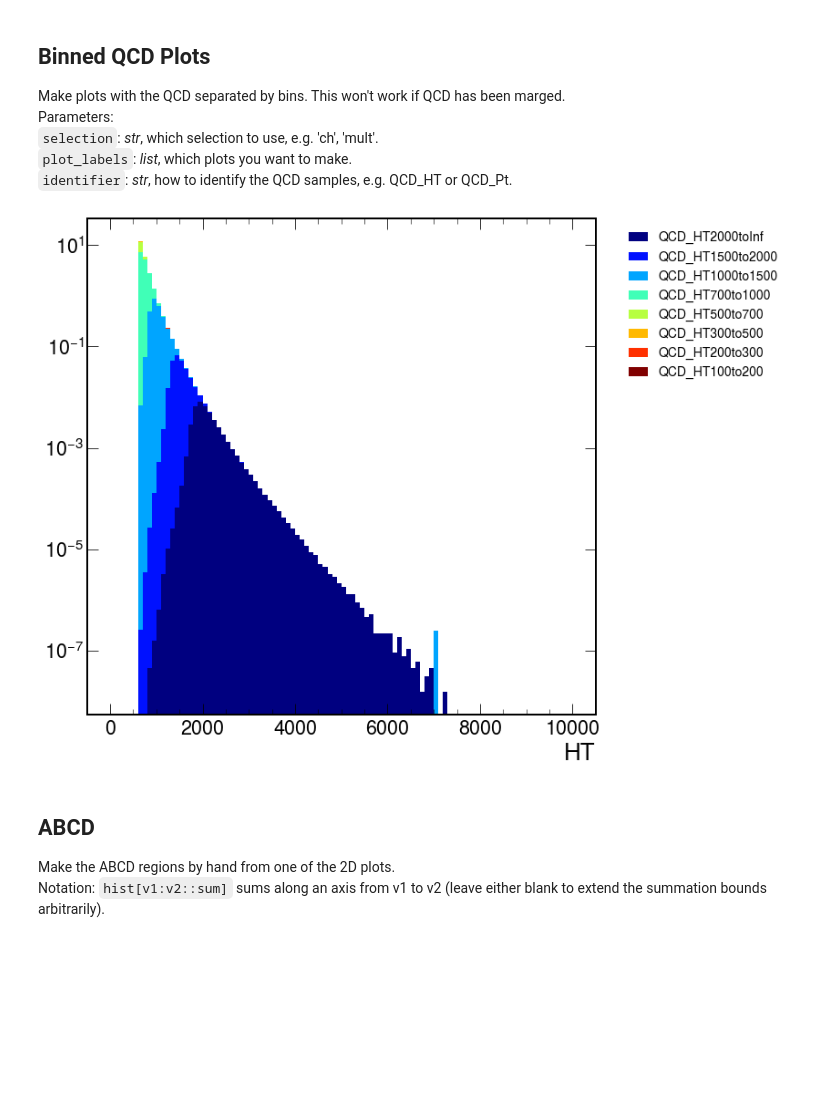
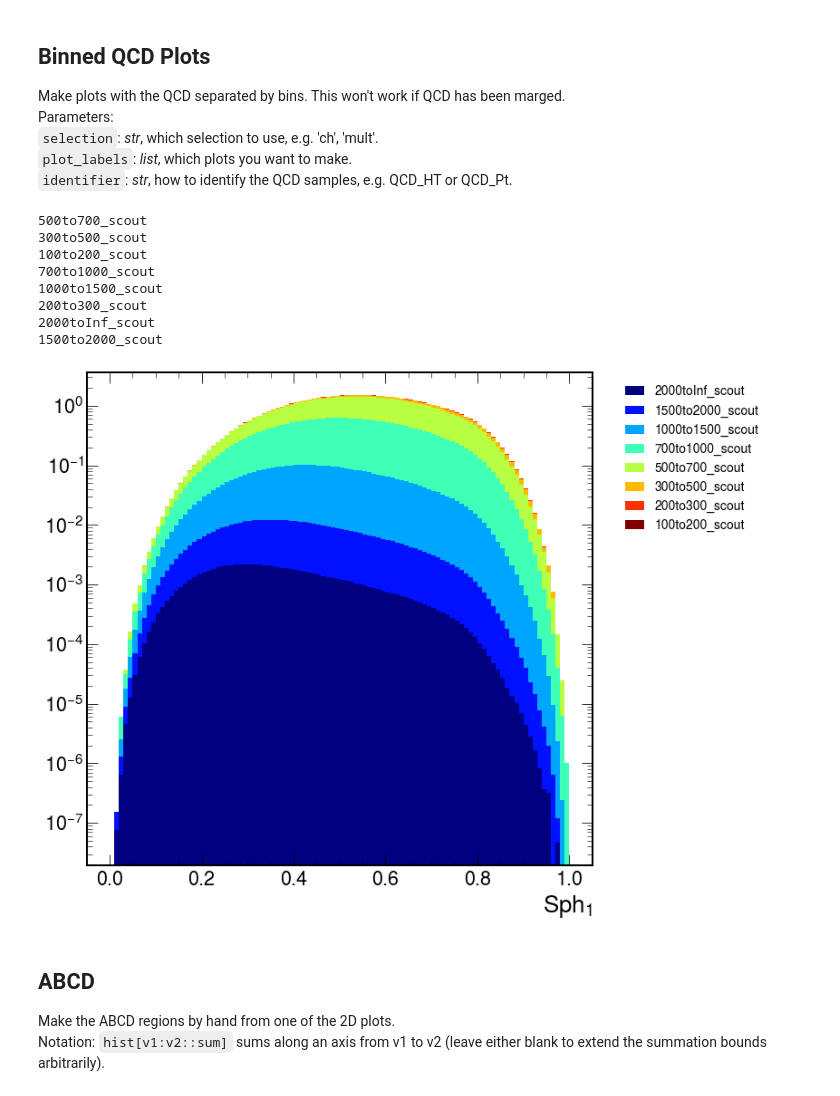
Before and after one commit to SUEPPhysics/SUEPCoffea_dask, a Jupyter notebook: plotting/plot.ipynb, the cells around one changed output. Drawn from its saved outputs; the diff is of its cells as text; code cells hidden in the pictures; blank space fills up the shorter version.

Commit message:
some minor updates to plotting notebook

```diff
--- a/plotting/plot.ipynb
+++ b/plotting/plot.ipynb
@@ -179,7 +114,7 @@ Parameters:<br>
 `draw_lines`: _bool_, whether to draw lines in following arguments.<br>
 `lines_<dimension>`: _list of floats_, draws lines at given values.
 # %%
-plot_label = 'ABCDvars_ISRRemoval'
+plot_label = '2D_SUEP_S1_vs_SUEP_nconst_ISRRemoval'
 samples = ['QCD_HT']
 #samples += ['SUEP-m125-generic', 'SUEP-m400-generic', 'SUEP-m750-generic', 'SUEP-m1000-generic']
 draw_lines = False
@@ -426,7 +364,7 @@ For each 1D histogram, make a ratio plot between two samples.
 # %%
 plot_labels = list(plots['QCD_HT'].keys())
 density = True
-combos = itertools.combinations(['QCD_HT', 'data'], 2)
+combos = [['QCD_HT','data'],['QCD_Pt','data']]
 
 for l1, l2 in combos:
 
@@ -488,7 +426,7 @@ B_SUEP_rho1_Cluster,
 density = True
 
 plot_labels = list(plots['QCD_HT'].keys())
-combos = itertools.combinations(['QCD_HT', 'data'], 2)
+combos = [['QCD_HT','QCD_HT_scout']]
 
 for l1, l2 in combos:
 
@@ -503,15 +441,16 @@ for l1, l2 in combos:
         if "A_" not in plot_label: continue
         print(plot_label, end=", ")
 
-        h1 = plots['QCD_HT'][plot_label.replace("A_", "")]
-        h2 = plots['data'][plot_label.replace("A_", "")]
+        h1 = plots[l1][plot_label.replace("A_", "")]
+        h2 = plots[l2][plot_label.replace("A_", "")]
         if h1.sum().value == 0 or h2.sum().value == 0:
             print("Empty", end=", ")
             continue
 
+        # x or y define order of regions
         x = 'ABCDEFGH'
         y = 'ADGBEHCF'
-        _ = plot_ratio_regions(plots, plot_label, 'QCD_HT', 'data', x, density=density)
+        _ = plot_ratio_regions(plots, plot_label, l1, l2, x, density=density)
         plt.savefig(output_label + outdir + plot_label +file_ext, bbox_inches='tight')
         plt.close()
 # %% [output]
@@ -525,44 +464,50 @@ Parameters:<br>
 `plot_labels`: _list_, which plots you want to make.<br>
 `identifier`: _str_, how to identify the QCD samples, e.g. QCD_HT or QCD_Pt.
 # %%
-plot_labels = ['ht_Cluster']
-identifier = 'QCD_HT'
+plot_labels = ['SUEP_S1_Cluster']
+#samples = ['1500to2000', '500to700', '100to200', '200to300', '300to500', '2000toInf', '1000to1500']
+samples = ['500to700_scout', '300to500_scout', '100to200_scout', '700to1000_scout', '1000to1500_scout', '200to300_scout', '2000toInf_scout', '1500to2000_scout']
 
 for plot_label in plot_labels:
 
     # get hists
     hlist, labels = [], []
-    for key in plots.keys():
-        if identifier == key: continue
-        if identifier in key:
-            hlist.append(plots[key][plot_label])
-            key = key.split('_Tune')[0]
-            labels.append(key)
+    for sample in samples:
+        print(sample)
+        hlist.append(plots[sample][plot_label])
+        labels.append(sample)
 
     # not sure why, but they NEED to be color coded appropriately
     vals = []
     for key in labels:
-        if 'Pt' in identifier: keyslice = key.split(identifier+"_")[1]
-        if 'HT' in identifier: keyslice = key.split(identifier)[1]
-        if len(keyslice) == 0: continue
-        keyslice = keyslice.split("to")[0]
+        key = key.split("_")[0]
+        keyslice = key.split("to")[0]
         val = int(keyslice)
         vals.append(val)
     hlist_sorted, labels_sorted = [], []
     for arg in np.argsort(vals)[::-1]:
         hlist_sorted.append(hlist[arg])
         labels_sorted.append(labels[arg])
 
     cmap = plt.cm.jet(np.linspace(0, 1, len(labels_sorted)))
 
     hep.histplot(hlist_sorted, yerr=True, stack=True, histtype ='fill',
                  label=labels_sorted, color=cmap)
 
-plt.legend(fontsize=14, framealpha=1, facecolor='white', shadow=True, bbox_to_anchor=(1.04,1), loc="upper left")
-plt.yscale("log")
-plt.savefig(output_label + plot_label + file_ext, bbox_inches='tight')
+    plt.legend(fontsize=14, framealpha=1, facecolor='white', shadow=True, bbox_to_anchor=(1.04,1), loc="upper left")
+    plt.yscale("log")
+    plt.savefig(output_label + plot_label + file_ext, bbox_inches='tight')
+    plt.show()
 # %% [output]
+500to700_scout
+300to500_scout
+100to200_scout
+700to1000_scout
+1000to1500_scout
+200to300_scout
+2000toInf_scout
+1500to2000_scout
-[figure, old version]
+[figure, new version]
 # %% [markdown]
 ## ABCD
 Make the ABCD regions by hand from one of the 2D plots.<br>
```
Also changed, not shown: parts of 13 cells of this notebook, 3 other files.
